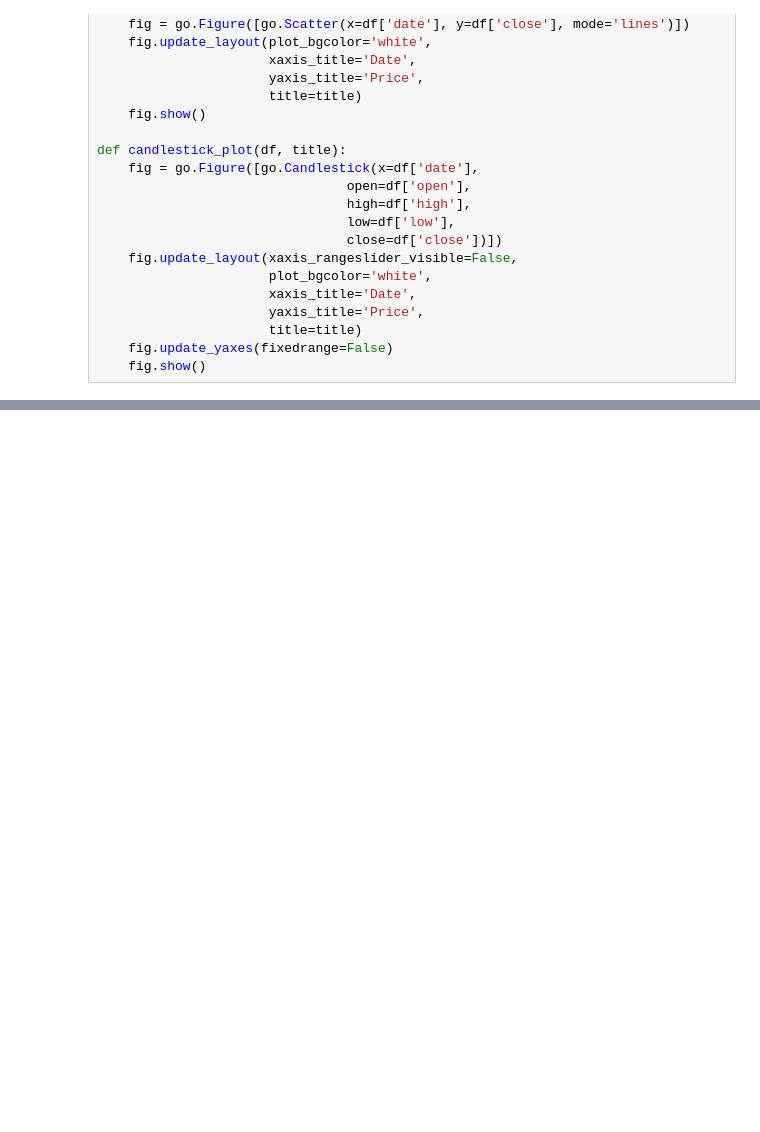
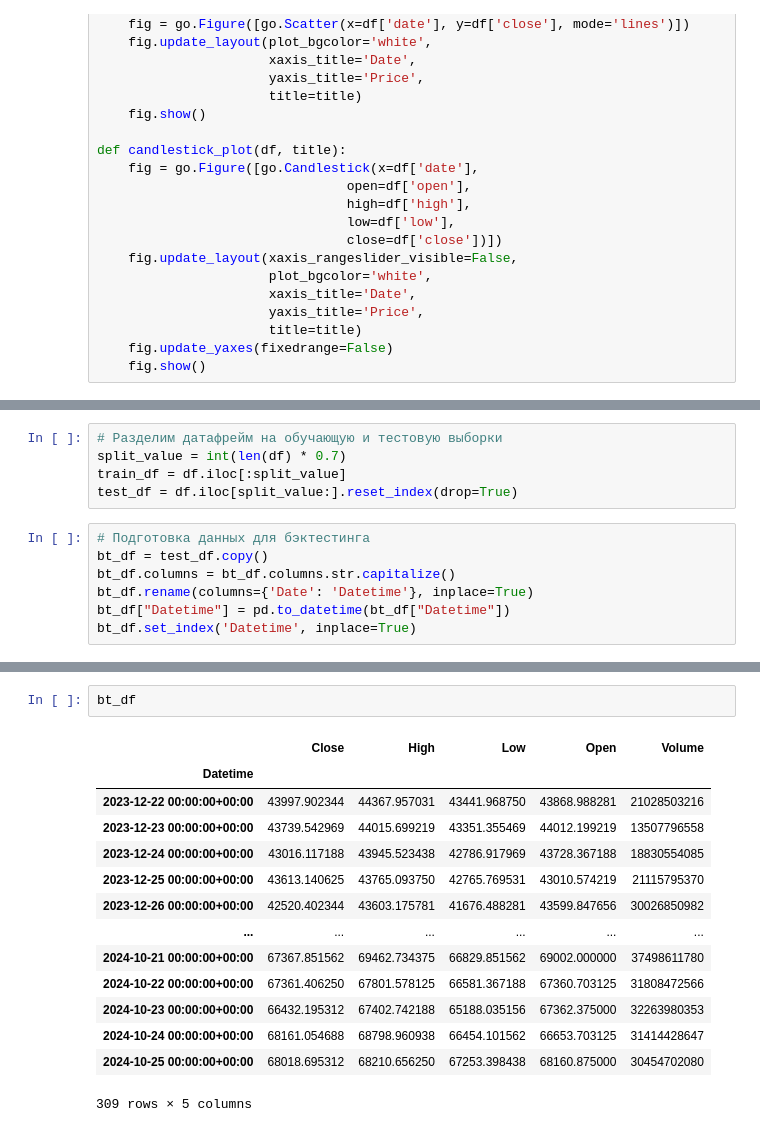
Before and after one commit to w3dip/otus-ml-finance-homework2, a Jupyter notebook: hw2.ipynb, the cells around one changed output, grey strips where cells are left out. Drawn from its saved outputs; the diff is of its cells as text; blank space fills up the shorter version.

```diff
--- a/hw2.ipynb
+++ b/hw2.ipynb
@@ -51,0 +239,12 @@ import pandas as pd
+# %%
+# Разделим датафрейм на обучающую и тестовую выборки
+split_value = int(len(df) * 0.7)
+train_df = df.iloc[:split_value]
+test_df = df.iloc[split_value:].reset_index(drop=True)
+# %%
+# Подготовка данных для бэктестинга
+bt_df = test_df.copy()
+bt_df.columns = bt_df.columns.str.capitalize()
+bt_df.rename(columns={'Date': 'Datetime'}, inplace=True)
+bt_df["Datetime"] = pd.to_datetime(bt_df["Datetime"])
+bt_df.set_index('Datetime', inplace=True)
@@ -51,0 +260,17 @@ import pandas as pd
+# %%
+bt_df
+# %% [output]
+|  | Close | High | Low | Open | Volume |
+| Datetime |  |  |  |  |  |
+| 2023-12-22 00:00:00+00:00 | 43997.902344 | 44367.957031 | 43441.968750 | 43868.988281 | 21028503216 |
+| 2023-12-23 00:00:00+00:00 | 43739.542969 | 44015.699219 | 43351.355469 | 44012.199219 | 13507796558 |
+| 2023-12-24 00:00:00+00:00 | 43016.117188 | 43945.523438 | 42786.917969 | 43728.367188 | 18830554085 |
+| 2023-12-25 00:00:00+00:00 | 43613.140625 | 43765.093750 | 42765.769531 | 43010.574219 | 21115795370 |
+| 2023-12-26 00:00:00+00:00 | 42520.402344 | 43603.175781 | 41676.488281 | 43599.847656 | 30026850982 |
+| ... | ... | ... | ... | ... | ... |
+| 2024-10-21 00:00:00+00:00 | 67367.851562 | 69462.734375 | 66829.851562 | 69002.000000 | 37498611780 |
+| 2024-10-22 00:00:00+00:00 | 67361.406250 | 67801.578125 | 66581.367188 | 67360.703125 | 31808472566 |
+| 2024-10-23 00:00:00+00:00 | 66432.195312 | 67402.742188 | 65188.035156 | 67362.375000 | 32263980353 |
+| 2024-10-24 00:00:00+00:00 | 68161.054688 | 68798.960938 | 66454.101562 | 66653.703125 | 31414428647 |
+| 2024-10-25 00:00:00+00:00 | 68018.695312 | 68210.656250 | 67253.398438 | 68160.875000 | 30454702080 |
+309 rows × 5 columns
```
Also changed, not shown: parts of 18 cells of this notebook.
